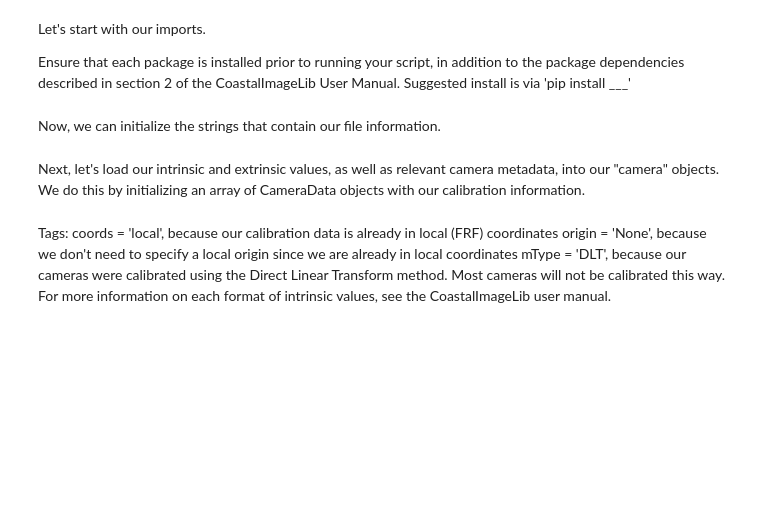
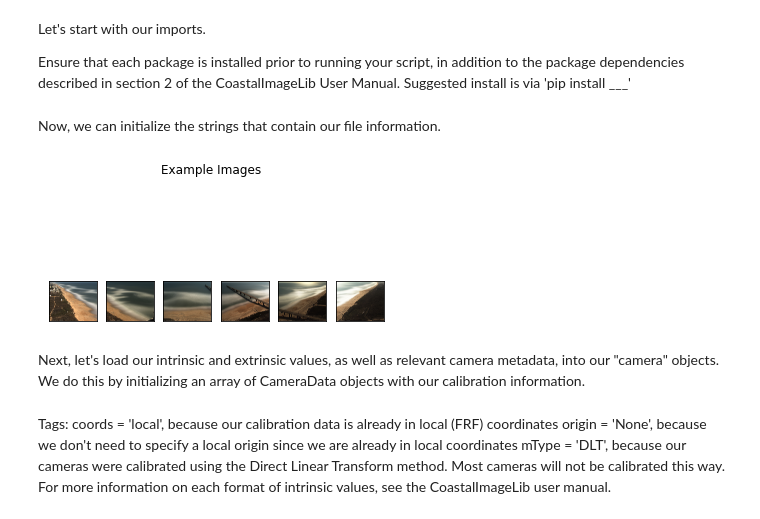
Before and after one commit to mailemccann/coastalimagelib, a Jupyter notebook: CoastalImageLib_Illustrative_Example.ipynb, the cells around one changed output. Drawn from its saved outputs; the diff is of its cells as text; code cells hidden in the pictures; blank space fills up the shorter version.

Commit message:
Updating Example Script.

```diff
--- a/CoastalImageLib_Illustrative_Example.ipynb
+++ b/CoastalImageLib_Illustrative_Example.ipynb
@@ -33,7 +25,7 @@ Now, we can initialize the strings that contain our file information.
 # %%
 # Image, camera data, and video locations
 # Change this string to match the location on your computer containing the subfolders of camera data
-folder = 'C:\\Users\\mccan\\Desktop\\MiscWAM\\ExampleData'
+folder = 'ExampleData'
 
 # These are the 'tags' for each camera. They are used
 # to distinguish between camera files, as well as
@@ -43,11 +35,33 @@ cams = ['c1','c2','c3','c4','c5','c6']
 # %%
 # This is our list of strings containing the file name and
 # locations for each FRAME (.jpg file) file we want to rectify
 
 file_base = '1444314601.Thu.Oct.08_14_30_01.GMT.2015.argus02b.'
 
 # Frames
-image_list = [os.path.join(folder,i,(file_base + i + '.timex.jpg')) for i in cams]
+image_list = [os.path.join(folder,(file_base + i + '.timex.jpg')) for i in cams]
+
+# Display our oblique frames
+# Click 'x' on the pop- up window to leave display
+
+fig, axs = plt.subplots(1, 6)
+
+for ind, im_name in enumerate(image_list):
+    image = imageio.imread(im_name)
+    # Show pixels on image
+    axs[ind].xaxis.set_visible(False)
+    axs[ind].yaxis.set_visible(False)
+    axs[ind].imshow(
+        image.astype(np.uint8),
+        cmap="gray",
+        vmin=0,
+        vmax=255
+    )
+
+plt.suptitle('Example Images')
+plt.show()
+# %% [output]
+[figure, added]
 # %% [markdown]
 Next, let's load our intrinsic and extrinsic values, as well as relevant camera metadata, into our "camera" objects. We do this by initializing an array of CameraData objects with our calibration information.
 # %%
```
Also changed, not shown: parts of 10 cells of this notebook, 7 other files.
